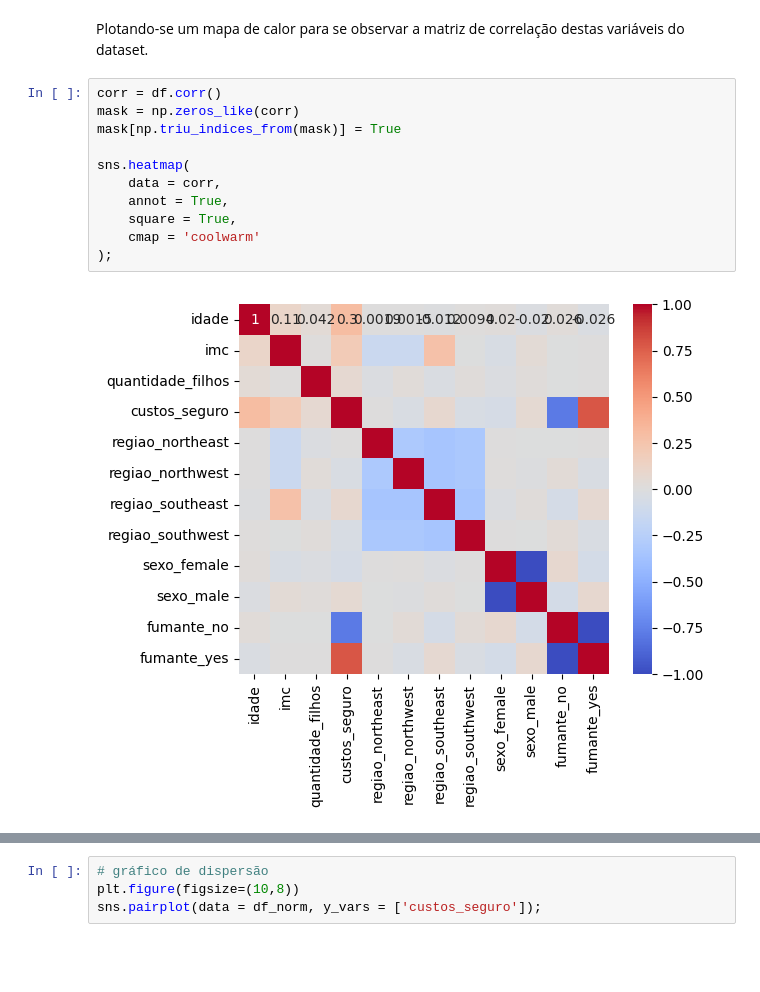
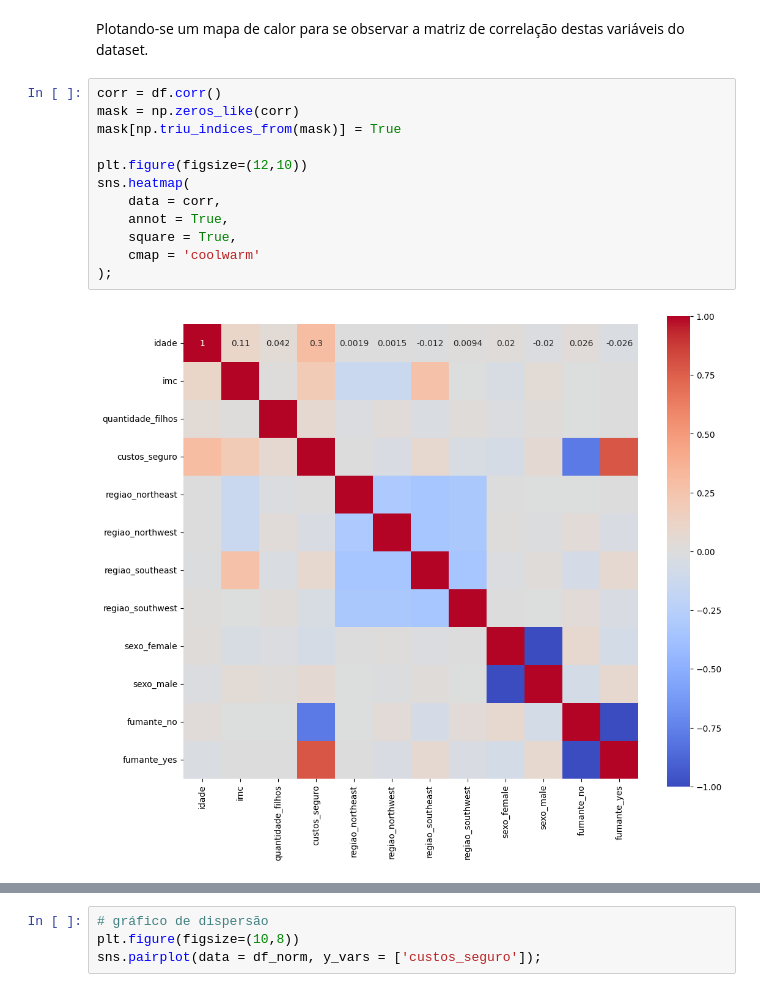
Before and after one commit to rfprates/regressao_seguro, a Jupyter notebook: case_preco_seguros.ipynb, the cells around one changed output, grey strips where cells are left out. Saved outputs shown, nothing was run; the diff lists cells and outputs as text; blank space fills up the shorter version.

```diff
--- a/case_preco_seguros.ipynb
+++ b/case_preco_seguros.ipynb
@@ -304,13 +310,14 @@ Plotando-se um mapa de calor para se observar a matriz de correlação destas va
 # %%
 corr = df.corr()
 mask = np.zeros_like(corr)
 mask[np.triu_indices_from(mask)] = True
 
+plt.figure(figsize=(12,10))
 sns.heatmap(
     data = corr,
     annot = True,
     square = True,
     cmap = 'coolwarm'
 );
 # %% [output]
-[figure, old version]
+[figure, new version]
```
Also changed, not shown: parts of 54 cells of this notebook.
